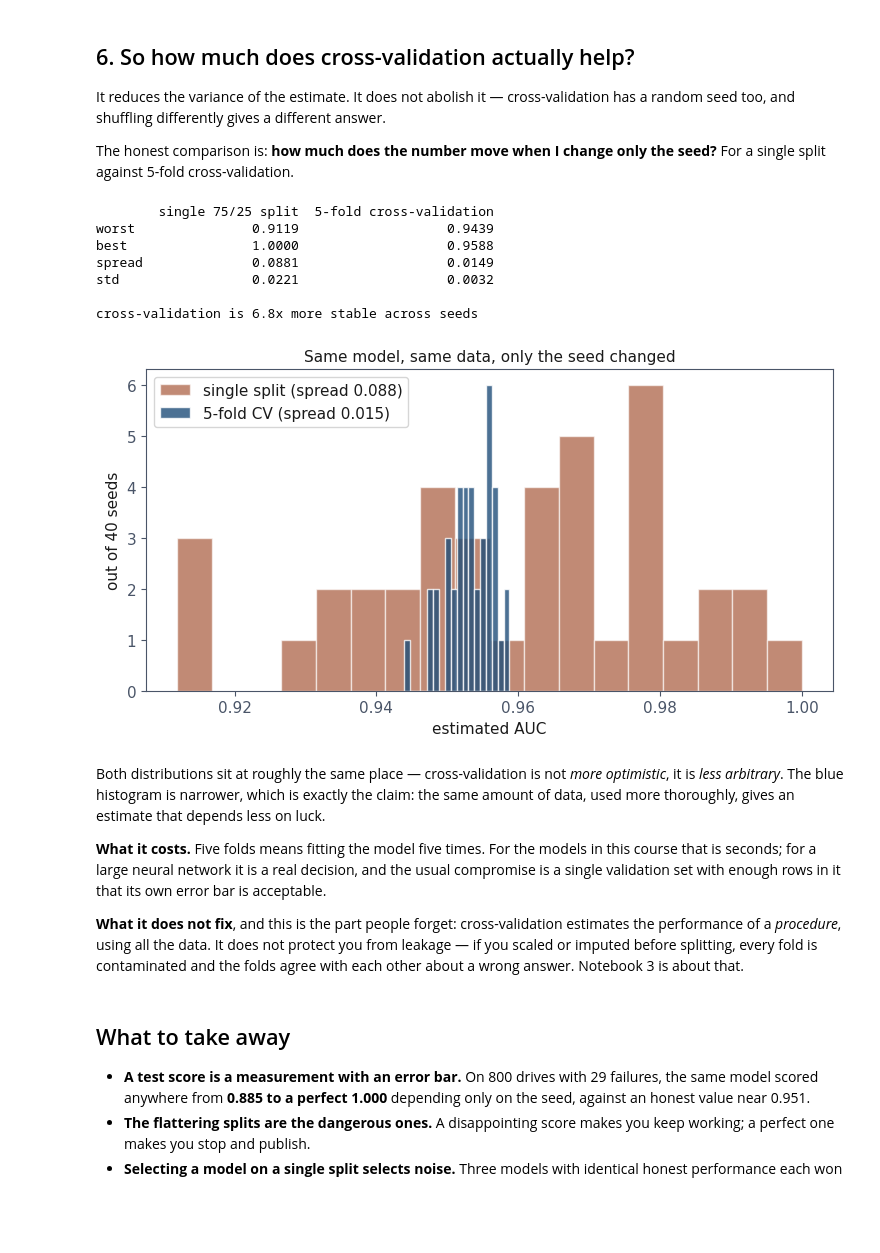
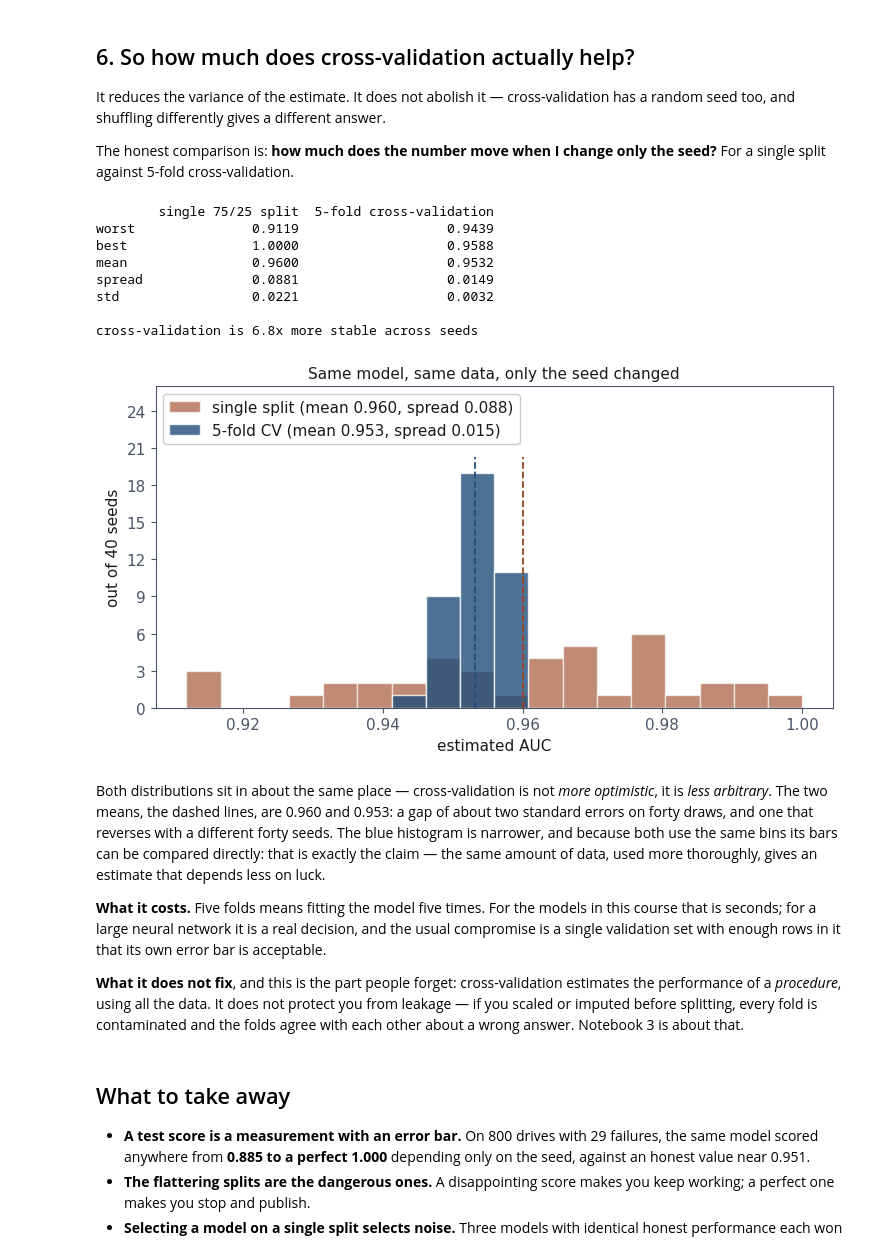
Before and after one commit to fabioantonini/technologies-for-artificial-intelligence, a Jupyter notebook: Lessons/05_experimental_methodology/Notebooks/01_why_one_split_lies.ipynb, the cells around one changed output. Drawn from its saved outputs; the diff is of its cells as text; code cells hidden in the pictures; blank space fills up the shorter version.

```diff
--- a/Lessons/05_experimental_methodology/Notebooks/01_why_one_split_lies.ipynb
+++ b/Lessons/05_experimental_methodology/Notebooks/01_why_one_split_lies.ipynb
@@ -343,11 +343,11 @@ crossval = np.array([cross_validate_by_hand(X, y, k=5, seed=seed).mean()
                      for seed in range(40)])
 
 comparison = pd.DataFrame({
-    "single 75/25 split": [single.min(), single.max(),
+    "single 75/25 split": [single.min(), single.max(), single.mean(),
                            single.max() - single.min(), single.std()],
-    "5-fold cross-validation": [crossval.min(), crossval.max(),
+    "5-fold cross-validation": [crossval.min(), crossval.max(), crossval.mean(),
                                 crossval.max() - crossval.min(), crossval.std()],
-}, index=["worst", "best", "spread", "std"])
+}, index=["worst", "best", "mean", "spread", "std"])
 print(comparison.to_string(float_format=lambda v: f"{v:.4f}"))
 
 print(f"\ncross-validation is "
@@ -356,31 +356,47 @@ print(f"\ncross-validation is "
         single 75/25 split  5-fold cross-validation
 worst               0.9119                   0.9439
 best                1.0000                   0.9588
+mean                0.9600                   0.9532
 spread              0.0881                   0.0149
 std                 0.0221                   0.0032
 
 cross-validation is 6.8x more stable across seeds
 # %%
 fig, ax = plt.subplots(figsize=(7.6, 4.2))
-ax.hist(single, bins=18, color=RUST, alpha=.62, edgecolor="white",
-        label=f"single split (spread {single.max() - single.min():.3f})")
-ax.hist(crossval, bins=18, color=BLUE, alpha=.80, edgecolor="white",
-        label=f"5-fold CV (spread {crossval.max() - crossval.min():.3f})")
+
+# The same bins for both, so that bar heights can be compared: a narrower bin
+# for the narrower distribution would flatten exactly the difference to be seen.
+both = np.concatenate([single, crossval])
+bins = np.linspace(both.min(), both.max(), 19)
+ax.hist(single, bins=bins, color=RUST, alpha=.62, edgecolor="white",
+        label=f"single split (mean {single.mean():.3f}, "
+              f"spread {single.max() - single.min():.3f})")
+ax.hist(crossval, bins=bins, color=BLUE, alpha=.80, edgecolor="white",
+        label=f"5-fold CV (mean {crossval.mean():.3f}, "
+              f"spread {crossval.max() - crossval.min():.3f})")
+for values, colour in ((single, RUST), (crossval, BLUE)):
+    ax.axvline(values.mean(), color=colour, linestyle="--", linewidth=1.3,
+               ymax=0.78)
 ax.set_xlabel("estimated AUC")
 ax.set_ylabel("out of 40 seeds")
 ax.set_title("Same model, same data, only the seed changed", fontsize=11)
-ax.legend()
+ax.yaxis.set_major_locator(plt.MaxNLocator(integer=True))
+ax.set_ylim(0, 26)
+ax.legend(loc="upper left", framealpha=1)
 fig.tight_layout()
 fig.savefig(FIGURES / "cv_vs_single_split.png", dpi=150, bbox_inches="tight",
             facecolor="white")
 plt.show()
 # %% [output]
-[figure, old version]
+[figure, new version]
 # %% [markdown]
-Both distributions sit at roughly the same place — cross-validation is not
-*more optimistic*, it is *less arbitrary*. The blue histogram is narrower,
-which is exactly the claim: the same amount of data, used more thoroughly, gives
-an estimate that depends less on luck.
+Both distributions sit in about the same place — cross-validation is not
+*more optimistic*, it is *less arbitrary*. The two means, the dashed lines, are
+0.960 and 0.953: a gap of about two standard errors on forty draws, and one that
+reverses with a different forty seeds. The blue histogram is narrower, and
+because both use the same bins its bars can be compared directly: that is
+exactly the claim — the same amount of data, used more thoroughly, gives an
+estimate that depends less on luck.
 
 **What it costs.** Five folds means fitting the model five times. For the models
 in this course that is seconds; for a large neural network it is a real
```
Also changed, not shown: 6 other files.
